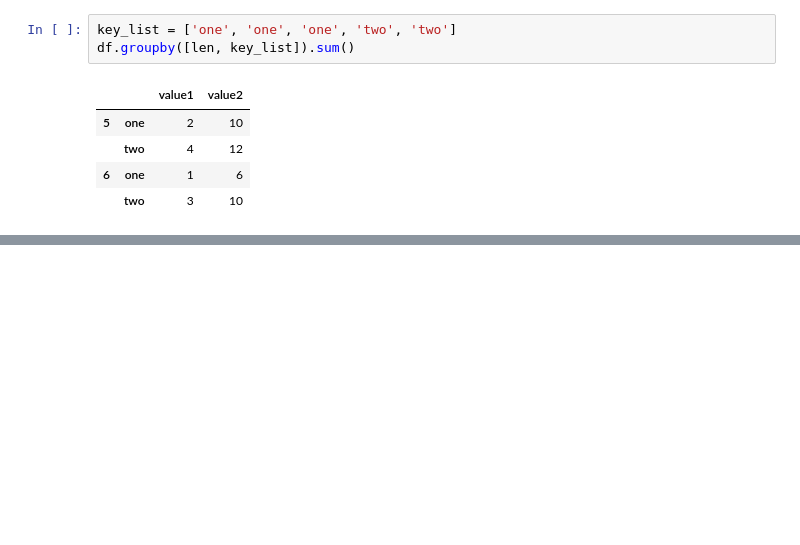
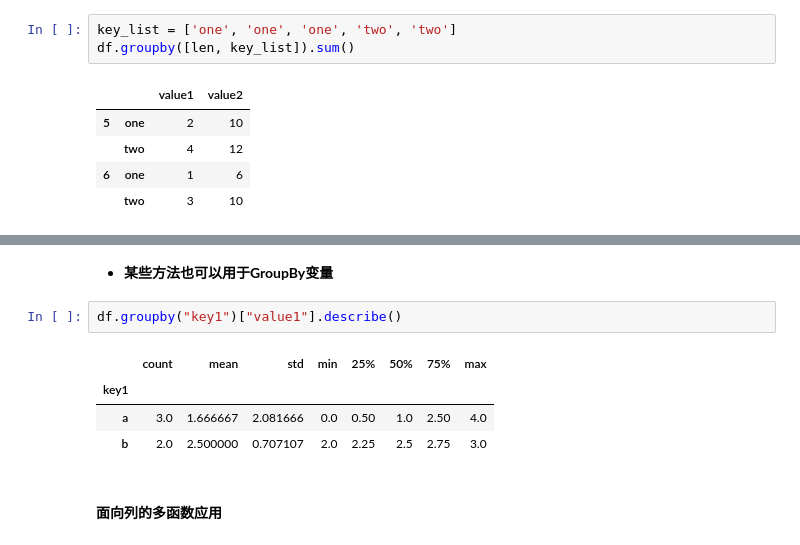
Before and after one commit to DepInjoy/PythonGrammarFoundation, a Jupyter notebook: jupyters/Pandas.ipynb, the cells around one changed output, grey strips where cells are left out. Saved outputs shown, nothing was run; the diff lists cells and outputs as text; blank space fills up the shorter version.

```diff
--- a/jupyters/Pandas.ipynb
+++ b/jupyters/Pandas.ipynb
@@ -268,0 +365,11 @@ df.groupby([len, key_list]).sum()
+# %% [markdown]
+- **某些方法也可以用于GroupBy变量**
+# %%
+df.groupby("key1")["value1"].describe()
+# %% [output]
+|  | count | mean | std | min | 25% | 50% | 75% | max |
+| key1 |  |  |  |  |  |  |  |  |
+| a | 3.0 | 1.666667 | 2.081666 | 0.0 | 0.50 | 1.0 | 2.50 | 4.0 |
+| b | 2.0 | 2.500000 | 0.707107 | 2.0 | 2.25 | 2.5 | 2.75 | 3.0 |
+# %% [markdown]
+#### 面向列的多函数应用
```
Also changed, not shown: parts of 17 cells of this notebook.
